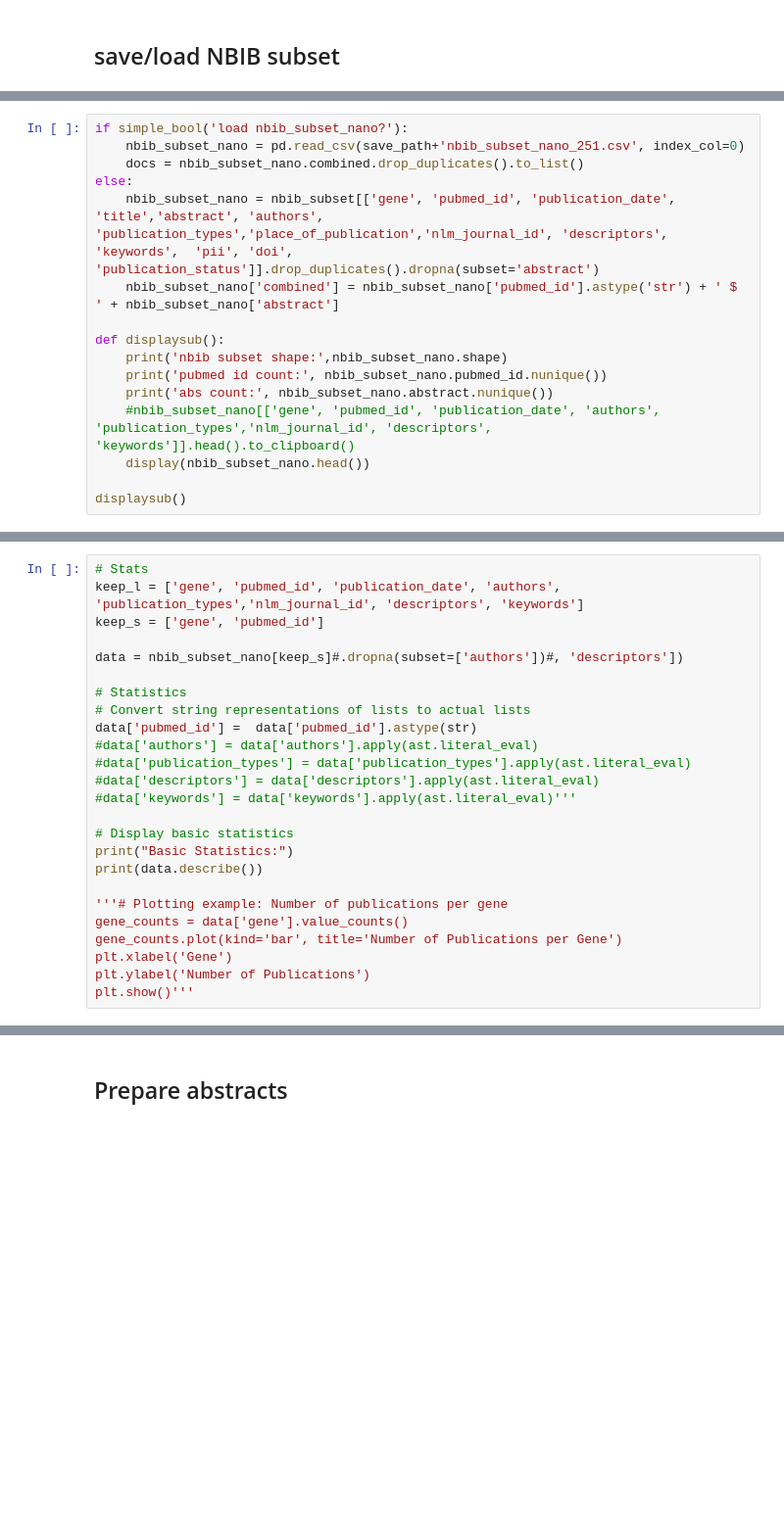
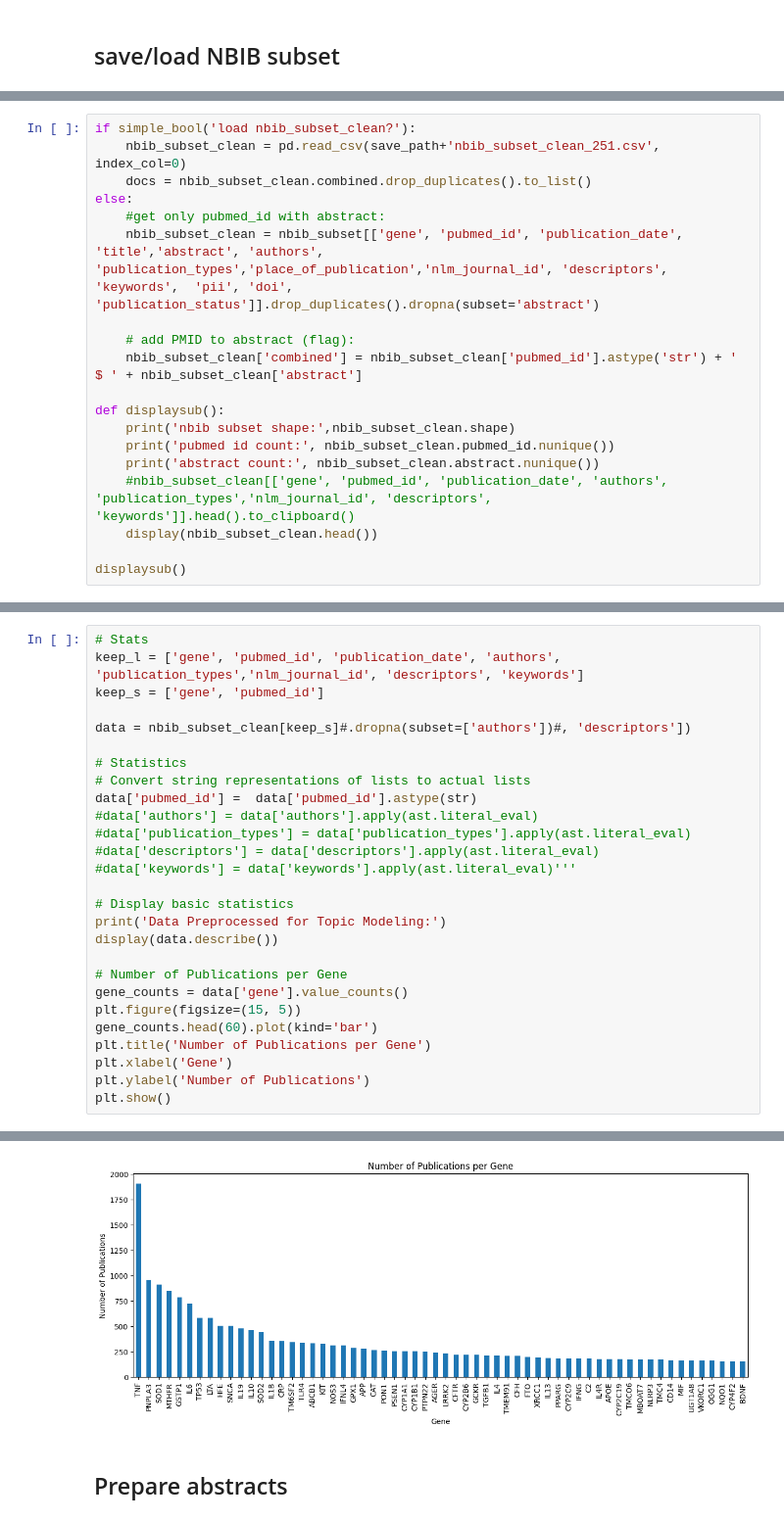
Before and after one commit to johndef64/bertopic_graph, a Jupyter notebook: grpm_bertopic.ipynb, the cells around one changed output, grey strips where cells are left out. Shown at 98% size. Saved outputs shown, nothing was run; the diff lists cells and outputs as text; blank space fills up the shorter version.

```diff
--- a/grpm_bertopic.ipynb
+++ b/grpm_bertopic.ipynb
@@ -268,16 +231,19 @@ print('abs count:', nbib_subset.abstract.nunique())
 # %%
-if simple_bool('load nbib_subset_nano?'):
-    nbib_subset_nano = pd.read_csv(save_path+'nbib_subset_nano_251.csv', index_col=0)
-    docs = nbib_subset_nano.combined.drop_duplicates().to_list()
+if simple_bool('load nbib_subset_clean?'):
+    nbib_subset_clean = pd.read_csv(save_path+'nbib_subset_clean_251.csv', index_col=0)
+    docs = nbib_subset_clean.combined.drop_duplicates().to_list()
 else:
-    nbib_subset_nano = nbib_subset[['gene', 'pubmed_id', 'publication_date', 'title','abstract', 'authors', 'publication_types','place_of_publication','nlm_journal_id', 'descriptors', 'keywords',  'pii', 'doi', 'publication_status']].drop_duplicates().dropna(subset='abstract')
-    nbib_subset_nano['combined'] = nbib_subset_nano['pubmed_id'].astype('str') + ' $ ' + nbib_subset_nano['abstract']
+    #get only pubmed_id with abstract:
+    nbib_subset_clean = nbib_subset[['gene', 'pubmed_id', 'publication_date', 'title','abstract', 'authors', 'publication_types','place_of_publication','nlm_journal_id', 'descriptors', 'keywords',  'pii', 'doi', 'publication_status']].drop_duplicates().dropna(subset='abstract')
+
+    # add PMID to abstract (flag):
+    nbib_subset_clean['combined'] = nbib_subset_clean['pubmed_id'].astype('str') + ' $ ' + nbib_subset_clean['abstract']
 
 def displaysub():
-    print('nbib subset shape:',nbib_subset_nano.shape)
-    print('pubmed id count:', nbib_subset_nano.pubmed_id.nunique())
-    print('abs count:', nbib_subset_nano.abstract.nunique())
-    #nbib_subset_nano[['gene', 'pubmed_id', 'publication_date', 'authors', 'publication_types','nlm_journal_id', 'descriptors', 'keywords']].head().to_clipboard()
-    display(nbib_subset_nano.head())
+    print('nbib subset shape:',nbib_subset_clean.shape)
+    print('pubmed id count:', nbib_subset_clean.pubmed_id.nunique())
+    print('abstract count:', nbib_subset_clean.abstract.nunique())
+    #nbib_subset_clean[['gene', 'pubmed_id', 'publication_date', 'authors', 'publication_types','nlm_journal_id', 'descriptors', 'keywords']].head().to_clipboard()
+    display(nbib_subset_clean.head())
 
 displaysub()
@@ -301,7 +290,7 @@ display(filteres_grpm.describe())
 keep_l = ['gene', 'pubmed_id', 'publication_date', 'authors', 'publication_types','nlm_journal_id', 'descriptors', 'keywords']
 keep_s = ['gene', 'pubmed_id']
 
-data = nbib_subset_nano[keep_s]#.dropna(subset=['authors'])#, 'descriptors'])
+data = nbib_subset_clean[keep_s]#.dropna(subset=['authors'])#, 'descriptors'])
 
 # Statistics
 # Convert string representations of lists to actual lists
@@ -312,12 +301,15 @@ data['pubmed_id'] =  data['pubmed_id'].astype(str)
 #data['keywords'] = data['keywords'].apply(ast.literal_eval)'''
 
 # Display basic statistics
-print("Basic Statistics:")
-print(data.describe())
+print('Data Preprocessed for Topic Modeling:')
+display(data.describe())
 
-'''# Plotting example: Number of publications per gene
+# Number of Publications per Gene
 gene_counts = data['gene'].value_counts()
-gene_counts.plot(kind='bar', title='Number of Publications per Gene')
+plt.figure(figsize=(15, 5))
+gene_counts.head(60).plot(kind='bar')
+plt.title('Number of Publications per Gene')
 plt.xlabel('Gene')
 plt.ylabel('Number of Publications')
-plt.show()'''
+plt.show()
+# %% [output]
@@ -324,3 +322,4 @@ plt.show()'''
+[figure, added]
 # %% [markdown]
 ## Prepare abstracts
 # %%
```
Also changed, not shown: parts of 29 cells of this notebook.
